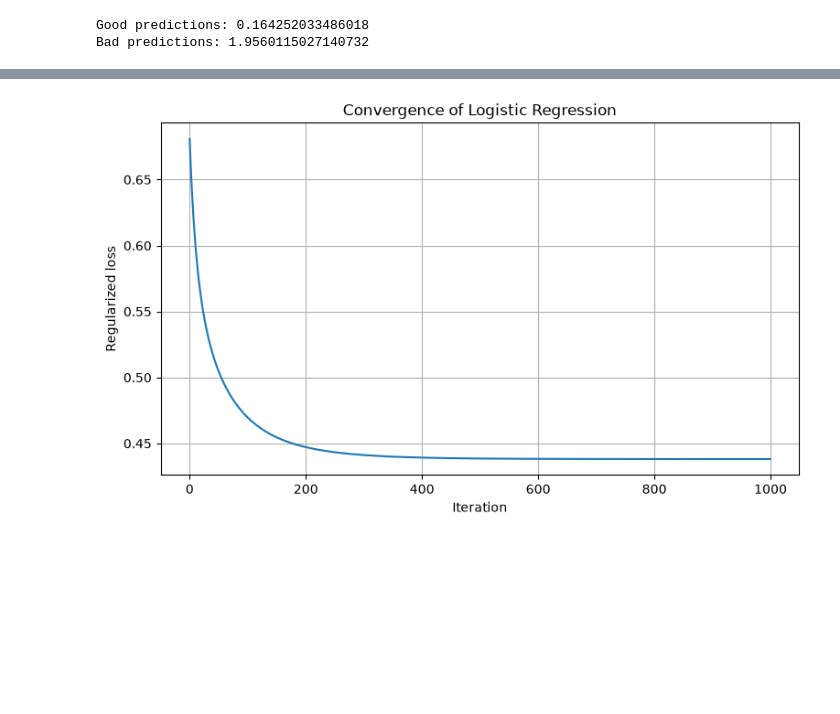
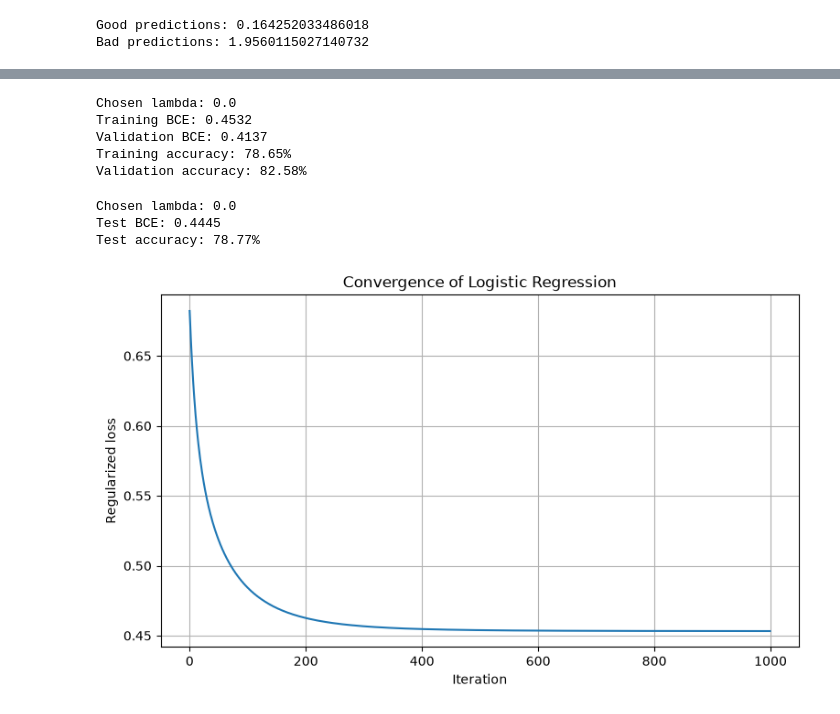
Before and after one commit to meakshayhari/Titanic_Survival_Prediction, a Jupyter notebook: titanic_survivers.ipynb, the cells around one changed output, grey strips where cells are left out. Saved outputs shown, nothing was run; the diff lists cells and outputs as text; code cells hidden in the pictures; blank space fills up the shorter version.

Commit message:
Rectified the error while calculating lambda; Also added README.md

```diff
--- a/titanic_survivers.ipynb
+++ b/titanic_survivers.ipynb
@@ -194,24 +149,20 @@ Feature columns:
 Standardizing the numerical columns using:
 z=(x-mu)/sigma
 # %%
-numeric_features = [
-    "Pclass",
-    "Age",
-    "SibSp",
-    "Parch",
-    "Fare"
-]
+numeric_features = ["Pclass", "Age", "SibSp", "Parch", "Fare"]
 
 means = X_train[numeric_features].mean()
 stds = X_train[numeric_features].std(ddof=0)
 
 stds = stds.replace(0, 1)
 
-X_train[numeric_features] = (X_train[numeric_features] - means) / stds
-
-X_test[numeric_features] = (X_test[numeric_features] - means) / stds
+for data in [X_train, X_val, X_test]:
+    data[numeric_features] = (
+        data[numeric_features] - means
+    ) / stds
 # %%
 X_train = X_train.to_numpy(dtype=float)
+X_val = X_val.to_numpy(dtype=float)
 X_test = X_test.to_numpy(dtype=float)
 
 print("X_train:", X_train.shape)
@@ -382,18 +355,49 @@ plt.show()
+# %%
+chosen_lam = min(
+    regularization_results,
+    key=lambda lam: regularization_results[lam]["val_bce"]
+)
+
+chosen_result = regularization_results[chosen_lam]
+
+print(f"Chosen lambda: {chosen_lam}")
+print(f"Training BCE: {chosen_result['train_bce']:.4f}")
+print(f"Validation BCE: {chosen_result['val_bce']:.4f}")
+print(f"Training accuracy: {chosen_result['train_accuracy']:.2%}")
+print(f"Validation accuracy: {chosen_result['val_accuracy']:.2%}")
+# %% [output]
+Chosen lambda: 0.0
+Training BCE: 0.4532
+Validation BCE: 0.4137
+Training accuracy: 78.65%
+Validation accuracy: 82.58%
 # %%
-chosen_lam = 0.01
+w = chosen_result["w"]
+b = chosen_result["b"]
 
-w = regularization_results[chosen_lam]["w"]
-b = regularization_results[chosen_lam]["b"]
+# Final predictions on the untouched test set
+y_test_prob = sigmoid(X_test @ w + b)
+y_test_pred = (y_test_prob >= 0.5).astype(int)
+
+test_bce = compute_loss(y_test, y_test_prob)
+test_accuracy = np.mean(y_test_pred == y_test)
+
+print(f"Chosen lambda: {chosen_lam}")
+print(f"Test BCE: {test_bce:.4f}")
+print(f"Test accuracy: {test_accuracy:.2%}")
+# %% [output]
+Chosen lambda: 0.0
+Test BCE: 0.4445
+Test accuracy: 78.77%
 # %%
-chosen_lam = 0.01
 losses = regularization_results[chosen_lam]["losses"]
 
 plt.figure(figsize=(9, 5))
 plt.plot(losses)
 plt.xlabel("Iteration")
 plt.ylabel("Regularized loss")
 plt.title("Convergence of Logistic Regression")
 plt.grid(True)
 plt.show()
 # %% [output]
-[figure, old version]
+[figure, new version]
```
Also changed, not shown: parts of 15 cells of this notebook, 1 other file.
